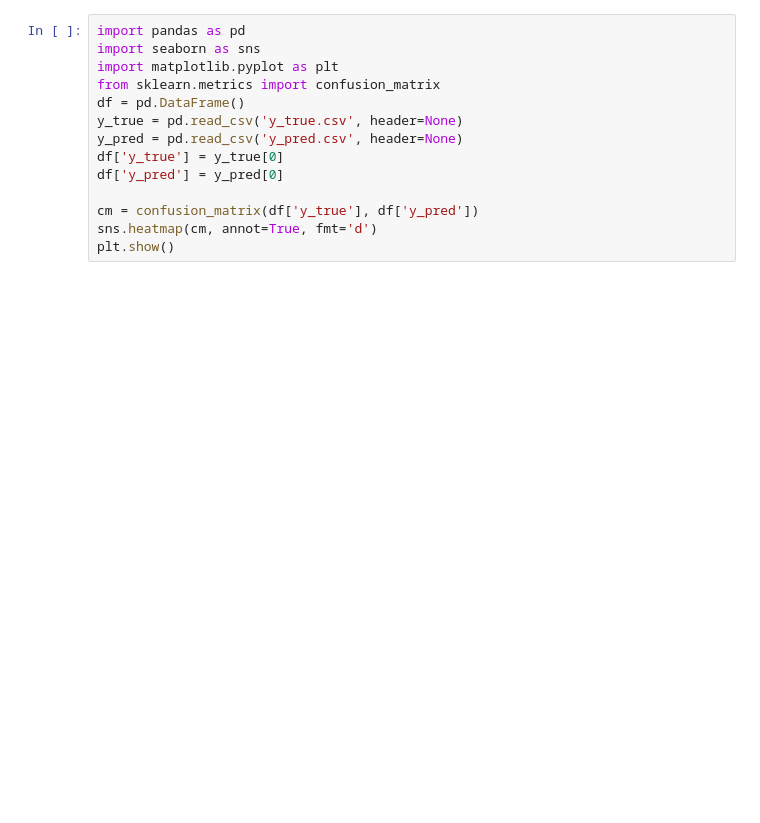
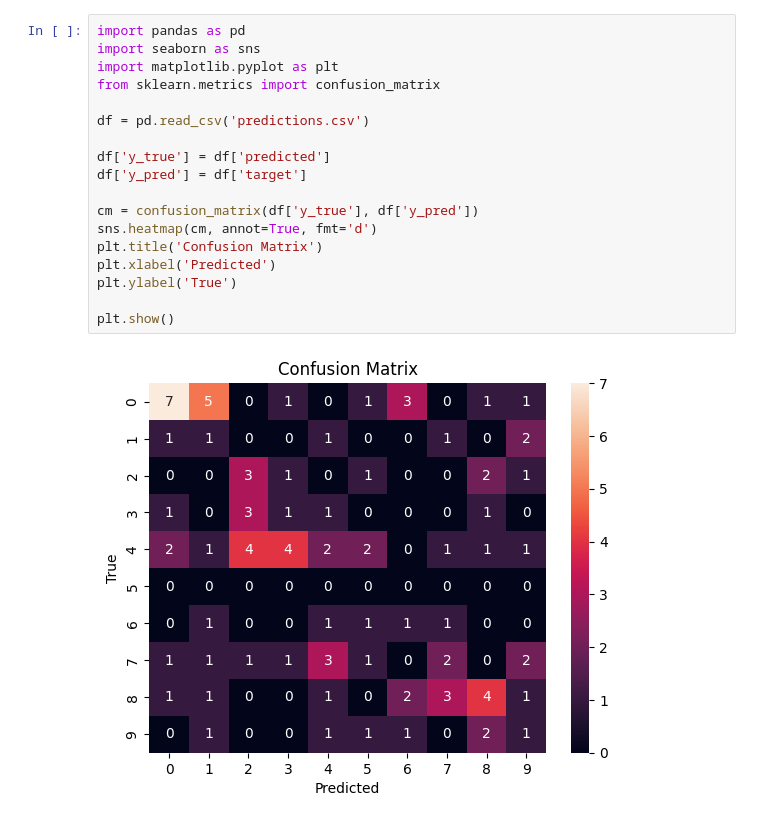
Before and after one commit to hugzito/bike-flow-estimate, a Jupyter notebook: notebooks/model-plots.ipynb, the cells around one changed output. Drawn from its saved outputs; the diff is of its cells as text; blank space fills up the shorter version.

```diff
--- a/notebooks/model-plots.ipynb
+++ b/notebooks/model-plots.ipynb
@@ -1,17 +1,23 @@
 # %%
 import pandas as pd
 import seaborn as sns
 import matplotlib.pyplot as plt
 from sklearn.metrics import confusion_matrix
-df = pd.DataFrame()
-y_true = pd.read_csv('y_true.csv', header=None)
-y_pred = pd.read_csv('y_pred.csv', header=None)
-df['y_true'] = y_true[0]
-df['y_pred'] = y_pred[0]
+
+df = pd.read_csv('predictions.csv')
+
+df['y_true'] = df['predicted']
+df['y_pred'] = df['target']
 
 cm = confusion_matrix(df['y_true'], df['y_pred'])
 sns.heatmap(cm, annot=True, fmt='d')
+plt.title('Confusion Matrix')
+plt.xlabel('Predicted')
+plt.ylabel('True')
+
 plt.show()
+# %% [output]
+[figure, added]
 # %%
 df['diff'] = df['y_pred'] - df['y_true']
 sns.histplot(df['diff'], bins=range(-11, 11), discrete=True)
```
Also changed, not shown: parts of 8 cells of this notebook.
